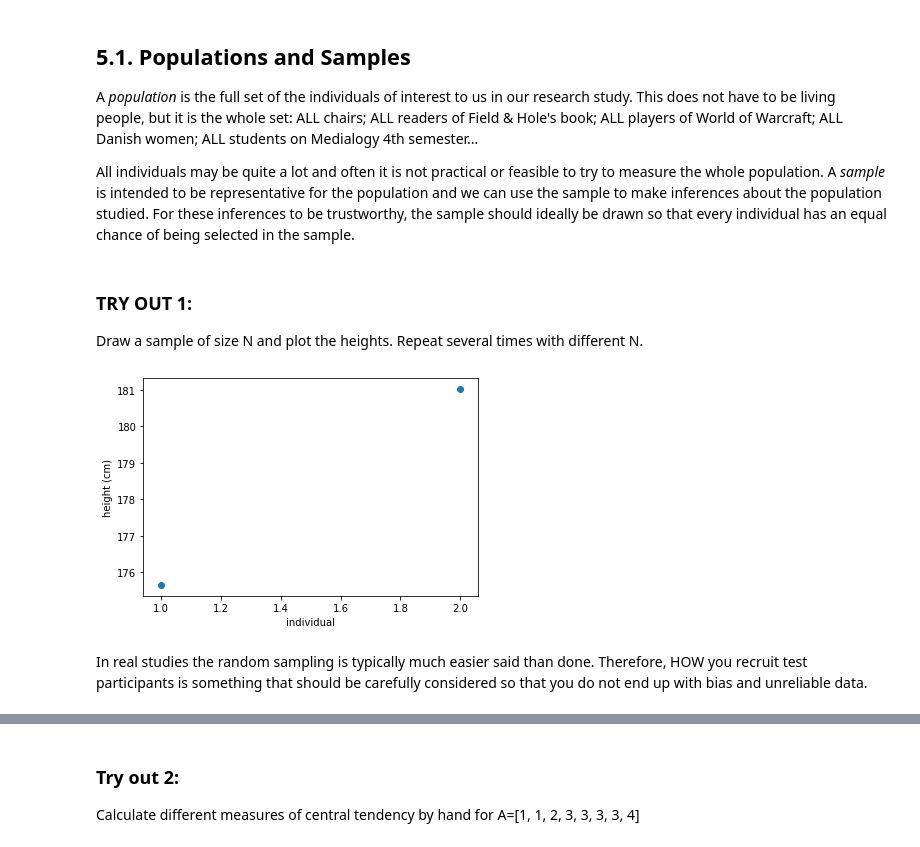
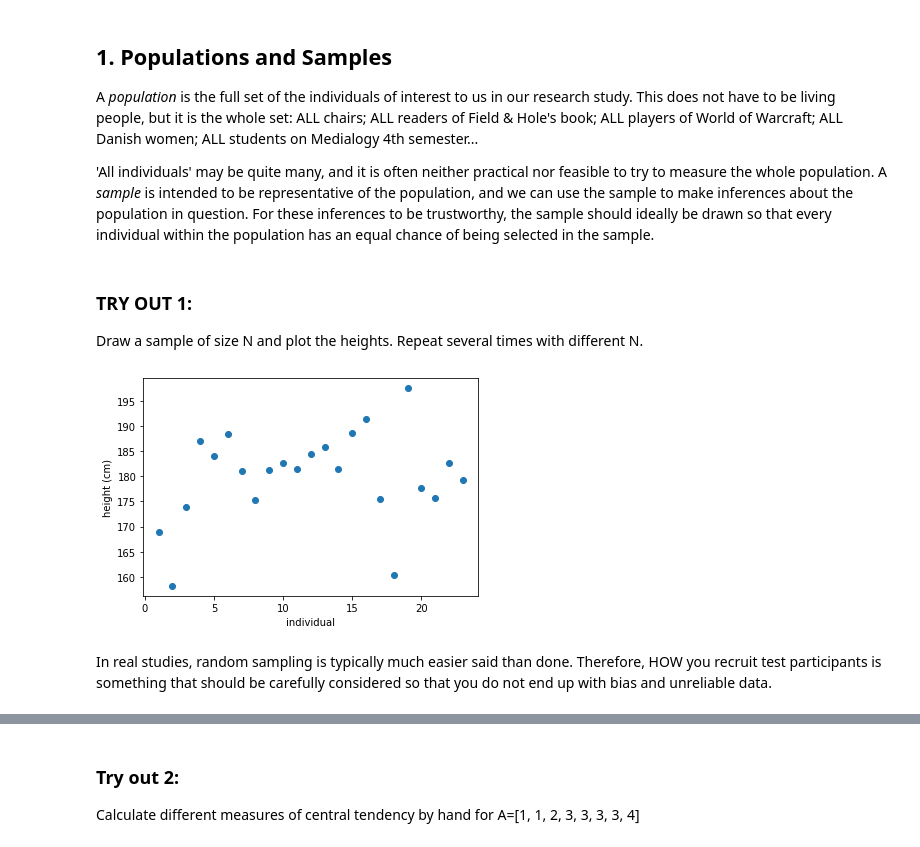
Before and after one commit to sofiadahl/Design_and_Analysis_of_Experiments, a Jupyter notebook: DAE4_Descriptive.ipynb, the cells around one changed output, grey strips where cells are left out. Drawn from its saved outputs; the diff is of its cells as text; code cells hidden in the pictures.

```diff
--- a/DAE4_Descriptive.ipynb
+++ b/DAE4_Descriptive.ipynb
@@ -32,30 +33,34 @@ import scipy.stats as stats
 # %% [markdown]
 <a id= 'Populations'> </a>
 # %% [markdown]
-## 5.1. Populations and Samples
+## 1. Populations and Samples
 
 A *population* is the full set of the individuals of interest to us in our research study. This does not have to be living people, but it is the whole set: ALL chairs;  ALL readers of Field & Hole's book; ALL players of World of Warcraft; ALL Danish women; ALL students on Medialogy 4th semester...
 
-All individuals may be quite a lot and often it is not practical or feasible to try to measure the whole population. A *sample* is intended to be representative for the population and we can use the sample to make inferences about the population studied.
-For these inferences to be trustworthy, the sample should ideally be drawn so that every individual has an equal chance of being selected in the sample.
+'All individuals' may be quite many, and it is often neither practical nor feasible to try to measure the whole population. A *sample* is intended to be representative of the population, and we can use the sample to make inferences about the population in question.
+For these inferences to be trustworthy, the sample should ideally be drawn so that every individual within the population has an equal chance of being selected in the sample.
 # %% [markdown]
 ### TRY OUT 1:
 Draw a sample of size N and plot the heights. Repeat several times with different N.
 # %%
 # TRY OUT : Draw a sample of size N and plot the heights.
 #Repeat several times with different N.
+N=23
 
-N=2
+# Define X-axis range
 x=np.arange(1,N+1)
+
+# Draw a sample - Parameters are (MEAN, STANDARD DEVIATION, N)
 nscores=np.random.normal(178.4,7.59,N)
 
+# Plot sample in two dimensions
 plt.scatter(x,nscores)
 plt.xlabel('individual')
 plt.ylabel('height (cm)')
 plt.show()
 # %% [output]
-[figure, old version]
+[figure, new version]
 # %% [markdown]
-In real studies the random sampling is typically much easier said than done. Therefore, HOW you recruit test participants is something that should be carefully considered so that you do not end up with bias and unreliable data.
+In real studies, random sampling is typically much easier said than done. Therefore, HOW you recruit test participants is something that should be carefully considered so that you do not end up with bias and unreliable data.
 # %% [markdown]
 <a id= 'Summarizing'> </a>
```
Also changed, not shown: parts of 22 cells of this notebook.
